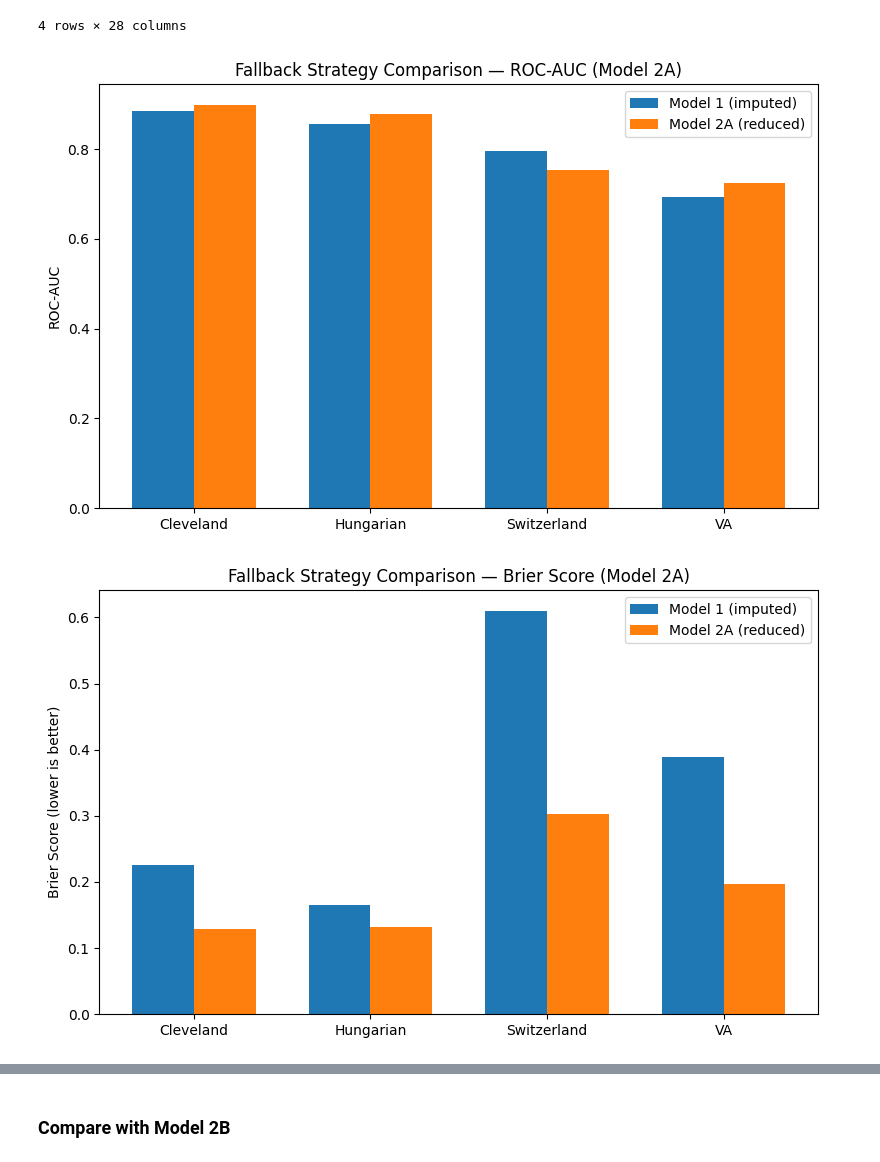
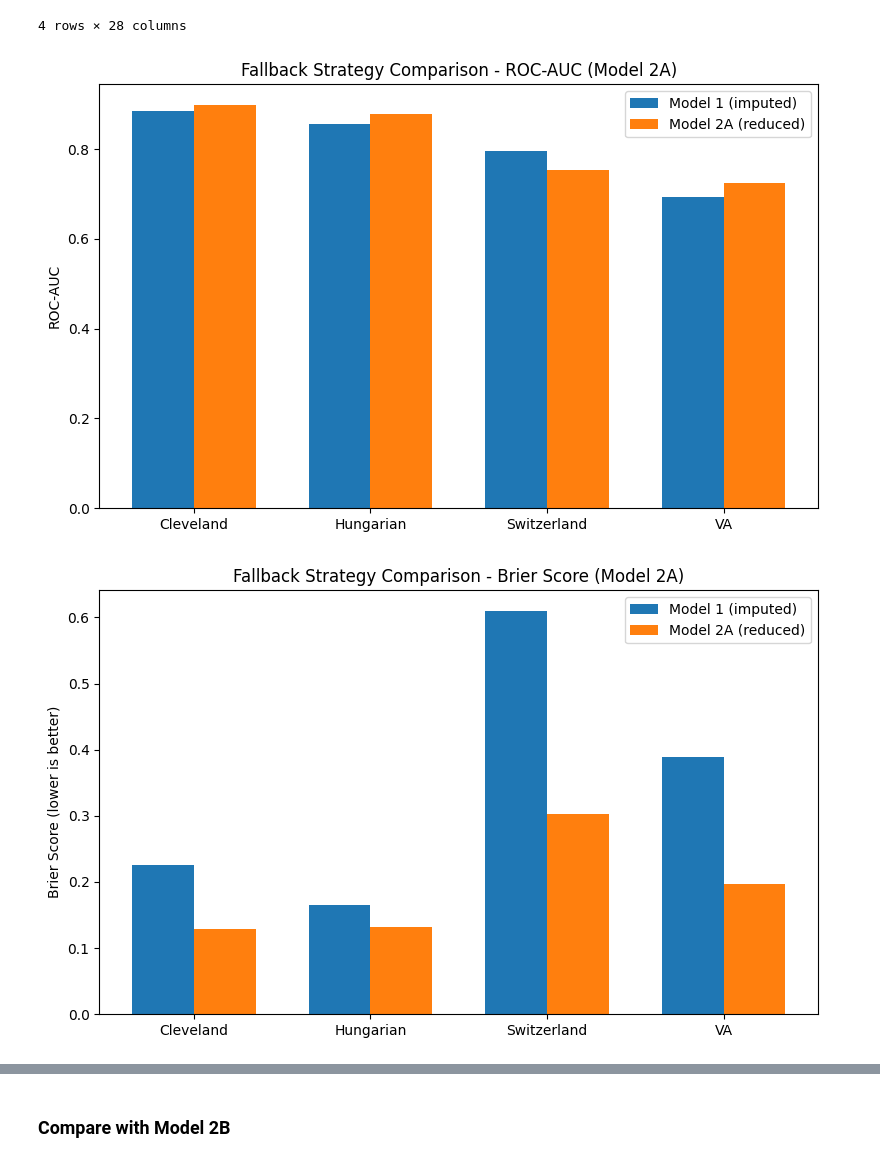
Before and after one commit to akimdavidov671/chd-prediction-dashboard, a Jupyter notebook: notebooks/uci-heart-disease.ipynb, the cells around one changed output, grey strips where cells are left out. Drawn from its saved outputs; the diff is of its cells as text; code cells hidden in the pictures.

```diff
--- a/notebooks/uci-heart-disease.ipynb
+++ b/notebooks/uci-heart-disease.ipynb
@@ -2244,24 +2247,24 @@ comparison_clean_2a
 # %%
 # Visualization: ROC-AUC comparison
 
 plt.figure(figsize=(8, 5))
 
 x = np.arange(len(comparison_clean_2a["dataset"]))
 width = 0.35
 
 plt.bar(x - width/2, comparison_clean_2a["roc_auc_model1_imputed"], width, label="Model 1 (imputed)")
 plt.bar(x + width/2, comparison_clean_2a["roc_auc_model2a"], width, label="Model 2A (reduced)")
 
 plt.xticks(x, comparison_clean_2a["dataset"])
 plt.ylabel("ROC-AUC")
-plt.title("Fallback Strategy Comparison — ROC-AUC (Model 2A)")
+plt.title("Fallback Strategy Comparison - ROC-AUC (Model 2A)")
 plt.legend()
 
 plt.tight_layout()
 plt.savefig("uci_plots/model2_fallback_comparison_roc-auc.png", bbox_inches="tight")
 plt.show()
 # %% [output]
-[figure, old version]
+[figure, new version]
 # %%
 # Brier score comparison
 
@@ -2272,14 +2275,14 @@ plt.bar(x + width/2, comparison_clean_2a["brier_score_model2a"], width, label="M
 
 plt.xticks(x, comparison_clean_2a["dataset"])
 plt.ylabel("Brier Score (lower is better)")
-plt.title("Fallback Strategy Comparison — Brier Score (Model 2A)")
+plt.title("Fallback Strategy Comparison - Brier Score (Model 2A)")
 plt.legend()
 
 plt.tight_layout()
 plt.savefig("uci_plots/model2_fallback_comparison_brier_score.png", bbox_inches="tight")
 plt.show()
 # %% [output]
-[figure, old version]
+[figure, new version]
 # %%
 # Balanced accuracy
 
```
Also changed, not shown: parts of 19 cells of this notebook.
